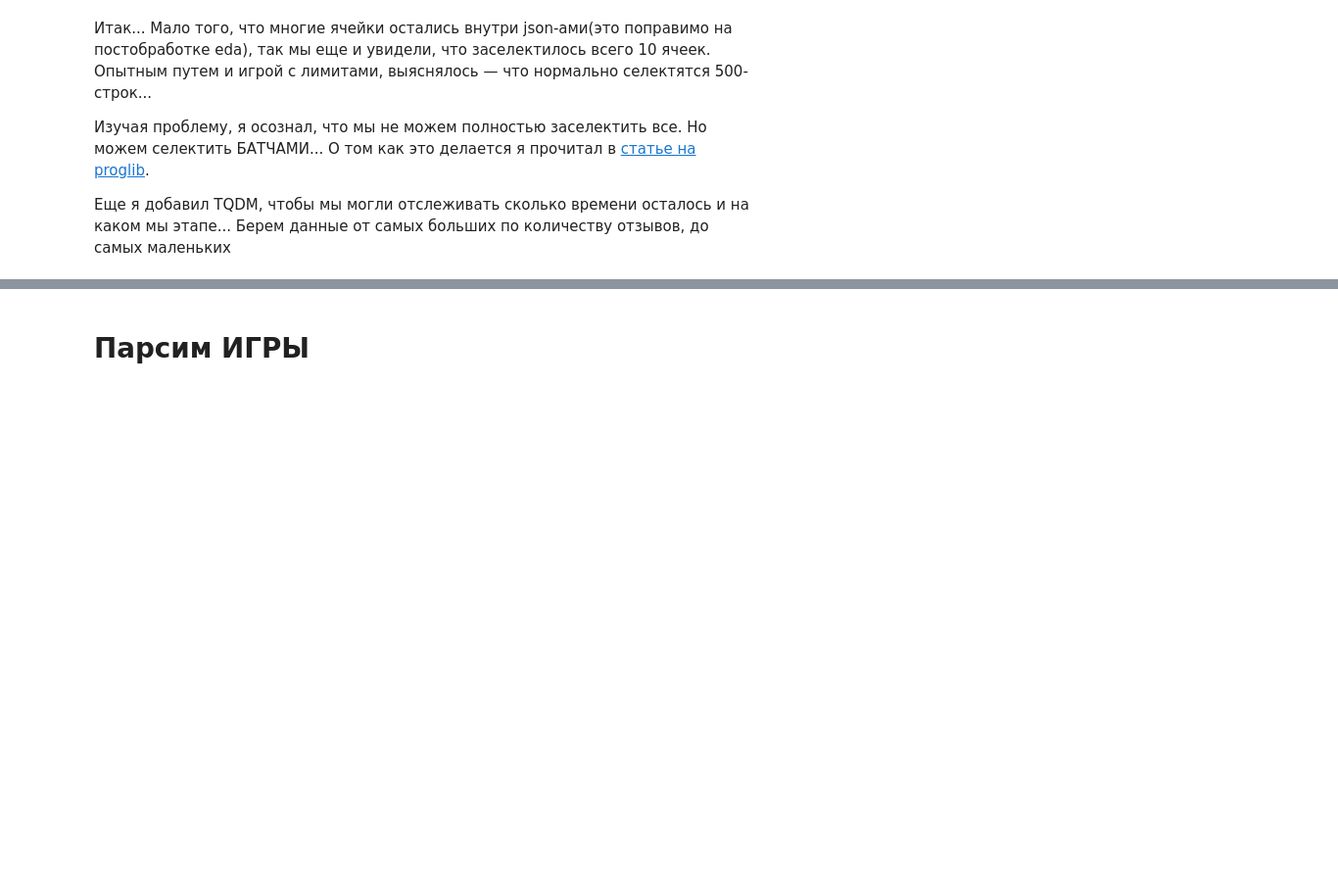
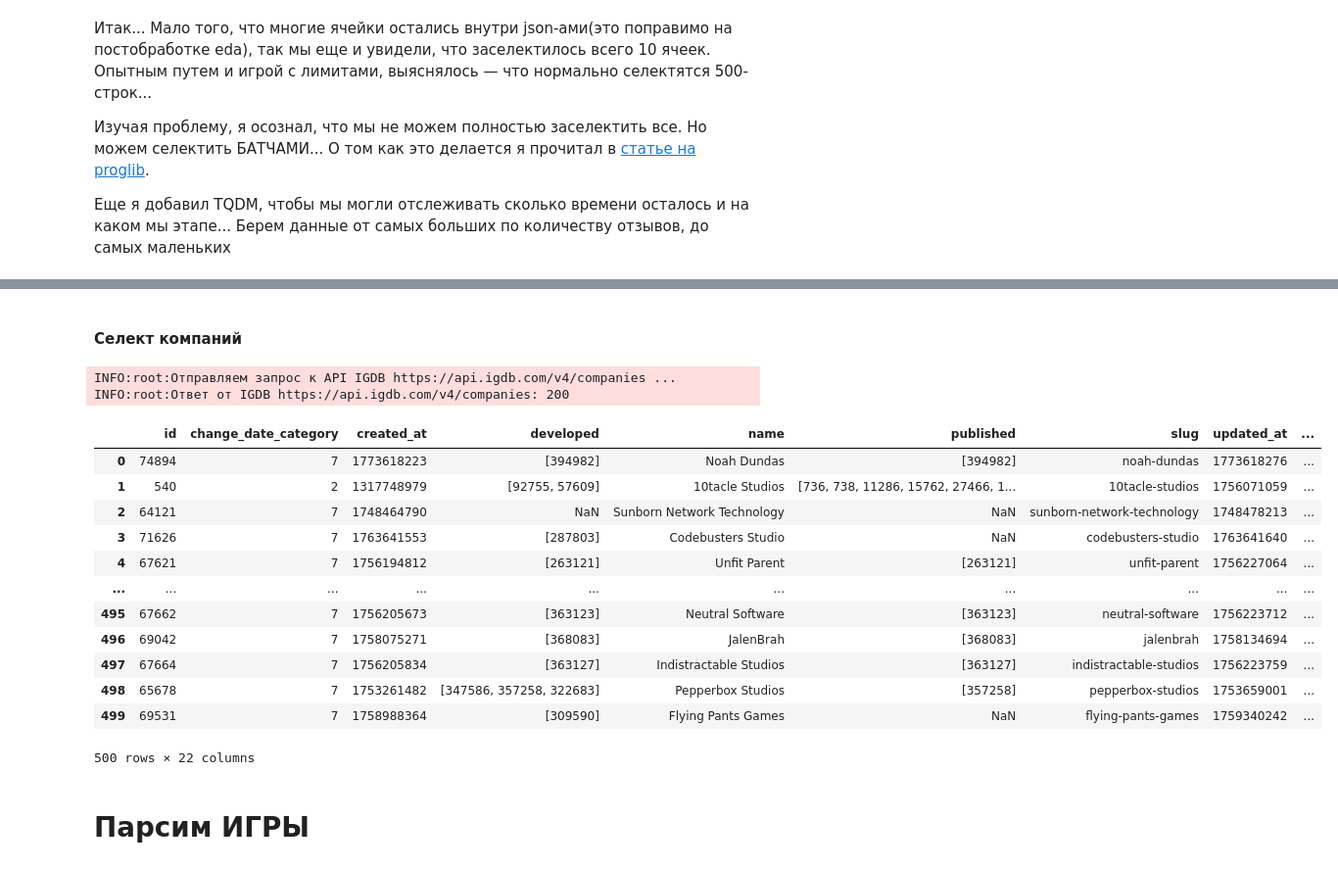
Before and after one commit to tdrkn/GP2, a Jupyter notebook: api_igdb.ipynb, the cells around one changed output, grey strips where cells are left out. Shown at 98% size. Saved outputs shown, nothing was run; the diff lists cells and outputs as text; code cells hidden in the pictures; blank space fills up the shorter version.

```diff
--- a/api_igdb.ipynb
+++ b/api_igdb.ipynb
@@ -139,13 +139,13 @@ def igdb_request(body, timeout=10, endpoint= 'https://api.igdb.com/v4/games'):
     # в headers идентифицируем себя и указываем, что хотим получить json
     headers = {
         'Client-ID': 'po0syvw9g7dh0et8fdhse6y12l4gmu',
-        'Authorization': f"Bearer 6767767676767676767676767676767676767676767676767676767676767676767676767",
+        'Authorization': f"Bearer 6767676767677666767676767",
         'Accept': 'application/json'
     }
 
-    logging.info("Отправляем запрос к API IGDB...")
+    logging.info(f"Отправляем запрос к API IGDB {endpoint} ...")
     data_req = requests.post(url, headers=headers, data=body, timeout=timeout)
-    logging.info(f'Ответ от IGDB {data_req.status_code}')
+    logging.info(f'Ответ от IGDB {endpoint}: {data_req.status_code}')
 
     return data_req.json()
 # %% [markdown]
@@ -157,5 +157,7 @@ endpoints = {
     'game_engines': 'https://api.igdb.com/v4/game_engines',
     'genres': 'https://api.igdb.com/v4/genres',
     'involved_companies': 'https://api.igdb.com/v4/involved_companies',
-    'platforms': 'https://api.igdb.com/v4/platforms'
+    'platforms': 'https://api.igdb.com/v4/platforms',
+    'keyword': 'https://api.igdb.com/v4/keywords',
+    'franchises': 'https://api.igdb.com/v4/franchises'
 }
@@ -229,3 +325,32 @@ import time
+# %% [markdown]
+#### Селект компаний
+# %%
+body_company_sample='''
+fields
+    *;
+limit 500;
+'''
+data_company_raw_sample = igdb_request(body_company_sample, endpoint=endpoints['companies'])
+# %% [output]
+INFO:root:Отправляем запрос к API IGDB https://api.igdb.com/v4/companies ...
+INFO:root:Ответ от IGDB https://api.igdb.com/v4/companies: 200
+# %%
+df_companies = pd.DataFrame(data_company_raw_sample)
+df_companies
+# %% [output]
+|  | id | change_date_category | created_at | developed | name | published | slug | updated_at | ... |
+| 0 | 74894 | 7 | 1773618223 | [394982] | Noah Dundas | [394982] | noah-dundas | 1773618276 | ... |
+| 1 | 540 | 2 | 1317748979 | [92755, 57609] | 10tacle Studios | [736, 738, 11286, 15762, 27466, 1... | 10tacle-studios | 1756071059 | ... |
+| 2 | 64121 | 7 | 1748464790 | NaN | Sunborn Network Technology | NaN | sunborn-network-technology | 1748478213 | ... |
+| 3 | 71626 | 7 | 1763641553 | [287803] | Codebusters Studio | NaN | codebusters-studio | 1763641640 | ... |
+| 4 | 67621 | 7 | 1756194812 | [263121] | Unfit Parent | [263121] | unfit-parent | 1756227064 | ... |
+| ... | ... | ... | ... | ... | ... | ... | ... | ... | ... |
+| 495 | 67662 | 7 | 1756205673 | [363123] | Neutral Software | [363123] | neutral-software | 1756223712 | ... |
+| 496 | 69042 | 7 | 1758075271 | [368083] | JalenBrah | [368083] | jalenbrah | 1758134694 | ... |
+| 497 | 67664 | 7 | 1756205834 | [363127] | Indistractable Studios | [363127] | indistractable-studios | 1756223759 | ... |
+| 498 | 65678 | 7 | 1753261482 | [347586, 357258, 322683] | Pepperbox Studios | [357258] | pepperbox-studios | 1753659001 | ... |
+| 499 | 69531 | 7 | 1758988364 | [309590] | Flying Pants Games | NaN | flying-pants-games | 1759340242 | ... |
+500 rows × 22 columns
 # %% [markdown]
 # Парсим ИГРЫ
 # %%
```
Also changed, not shown: parts of 11 cells of this notebook.
